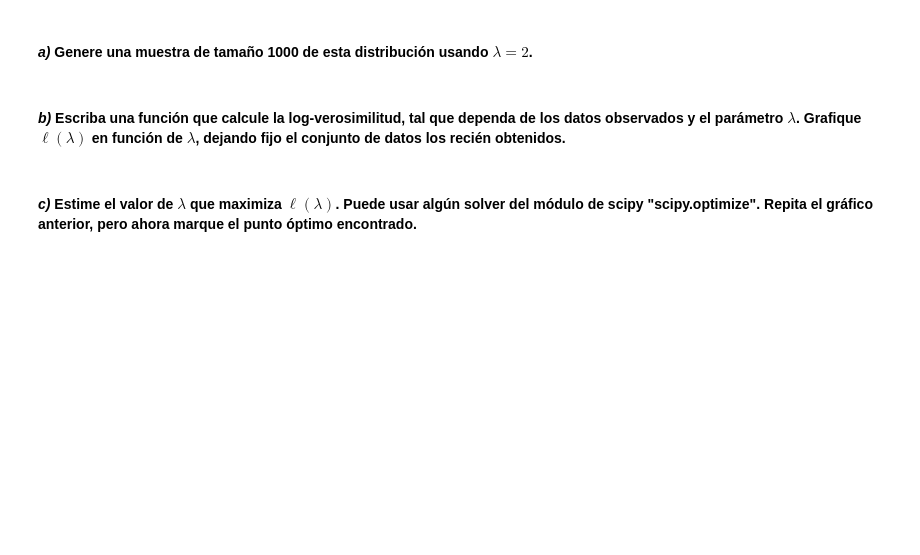
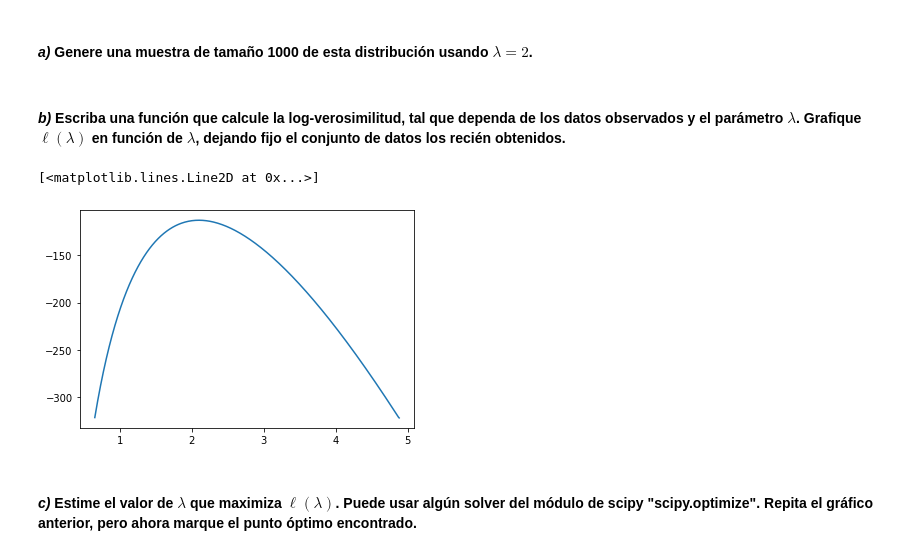
Before and after one commit to dogtooth22/Lab4, a Jupyter notebook: lec4.ipynb, the cells around one changed output. Saved outputs shown, nothing was run; the diff lists cells and outputs as text; code cells hidden in the pictures; blank space fills up the shorter version.

```diff
--- a/lec4.ipynb
+++ b/lec4.ipynb
@@ -203,7 +206,28 @@ Ahora para implementar este método, suponga que la muestra $X_1, X_2, ..., X_n$
 $ f(x; \lambda) = \begin{cases} \lambda e^{- \lambda x} &x \geq 0 \\ \text{0} & \text{de lo contrario} \\ \end{cases}$
 # %% [markdown]
 #### ***a)*** Genere una muestra de tamaño 1000 de esta distribución usando $\lambda = 2$.
+# %%
+r = sp.expon.rvs(size=1000, scale=(1/2))
 # %% [markdown]
 #### ***b)*** Escriba una función que calcule la log-verosimilitud, tal que dependa de los datos observados y el parámetro $\lambda$. Grafique $\ell(\lambda)$ en función de $\lambda$, dejando fijo el conjunto de datos los recién obtenidos.
+# %%
+def log_verosimilitud(muestra, parametro):
+    productoria = 1
+    for xi in muestra:
+        productoria *= sp.expon.pdf(xi, scale = (1/parametro))
+    return np.log10(productoria)
+
+datosL = list()
+L = list()
+p = 0.01
+for i in range(1000):
+    datosL.append(log_verosimilitud(r,p))
+    L.append(p)
+    p+=0.01
+
+plt.plot(L,datosL)
+# %% [output]
+[<matplotlib.lines.Line2D at 0x...>]
+[figure, added]
 # %% [markdown]
 #### ***c)*** Estime el valor de $\lambda$ que maximiza $\ell(\lambda)$. Puede usar algún solver del módulo de scipy "scipy.optimize". Repita el gráfico anterior, pero ahora marque el punto óptimo encontrado.
```
Also changed, not shown: parts of 6 cells of this notebook, 1 other file.
